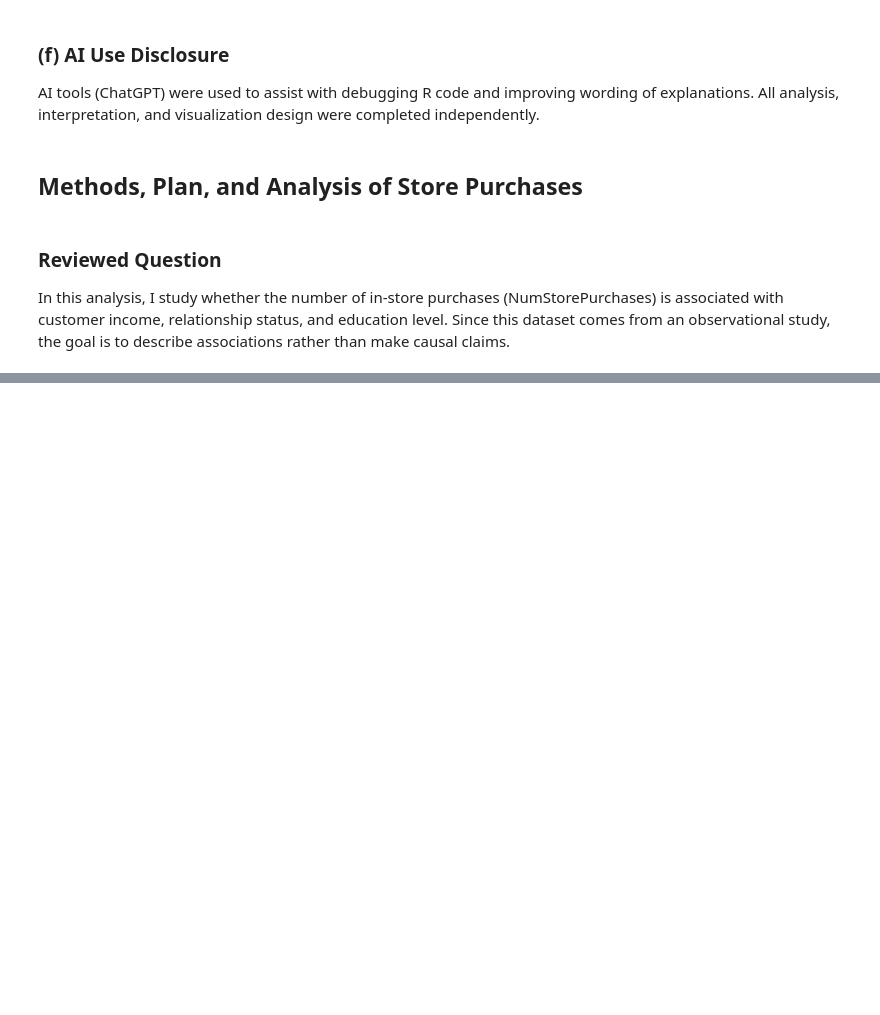
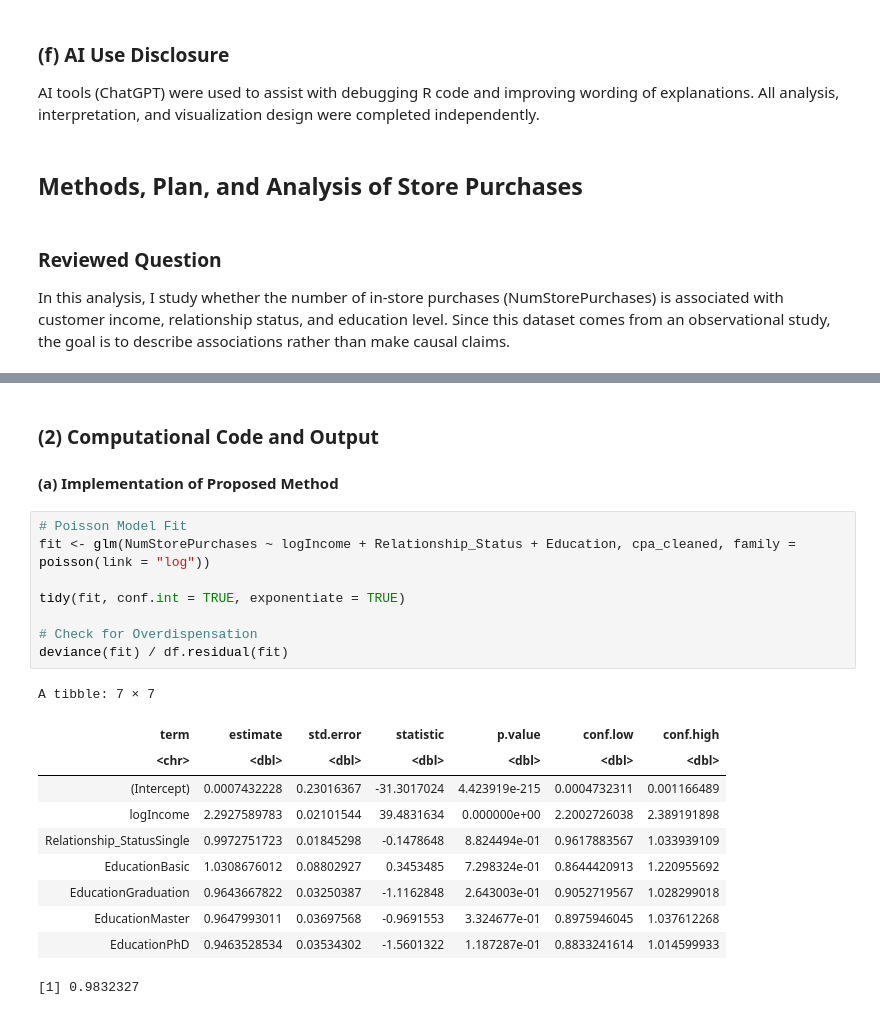
Before and after one commit to drrnaxl/STAT-301-Project, a Jupyter notebook: Final.ipynb, the cells around one changed output, grey strips where cells are left out. Drawn from its saved outputs; the diff is of its cells as text; blank space fills up the shorter version.

```diff
--- a/Final.ipynb
+++ b/Final.ipynb
@@ -278,0 +293,23 @@ A limitation is that NumStorePurchases is a count variable, so it may not fully
+# %% [markdown]
+### (2) Computational Code and Output
+#### (a) Implementation of Proposed Method
+# %%
+# Poisson Model Fit
+fit <- glm(NumStorePurchases ~ logIncome + Relationship_Status + Education, cpa_cleaned, family = poisson(link = "log"))
+
+tidy(fit, conf.int = TRUE, exponentiate = TRUE)
+
+# Check for Overdispensation
+deviance(fit) / df.residual(fit)
+# %% [output]
+A tibble: 7 × 7
+| term | estimate | std.error | statistic | p.value | conf.low | conf.high |
+| <chr> | <dbl> | <dbl> | <dbl> | <dbl> | <dbl> | <dbl> |
+| (Intercept) | 0.0007432228 | 0.23016367 | -31.3017024 | 4.423919e-215 | 0.0004732311 | 0.001166489 |
+| logIncome | 2.2927589783 | 0.02101544 | 39.4831634 | 0.000000e+00 | 2.2002726038 | 2.389191898 |
+| Relationship_StatusSingle | 0.9972751723 | 0.01845298 | -0.1478648 | 8.824494e-01 | 0.9617883567 | 1.033939109 |
+| EducationBasic | 1.0308676012 | 0.08802927 | 0.3453485 | 7.298324e-01 | 0.8644420913 | 1.220955692 |
+| EducationGraduation | 0.9643667822 | 0.03250387 | -1.1162848 | 2.643003e-01 | 0.9052719567 | 1.028299018 |
+| EducationMaster | 0.9647993011 | 0.03697568 | -0.9691553 | 3.324677e-01 | 0.8975946045 | 1.037612268 |
+| EducationPhD | 0.9463528534 | 0.03534302 | -1.5601322 | 1.187287e-01 | 0.8833241614 | 1.014599933 |
+[1] 0.9832327
```
Also changed, not shown: parts of 7 cells of this notebook.
